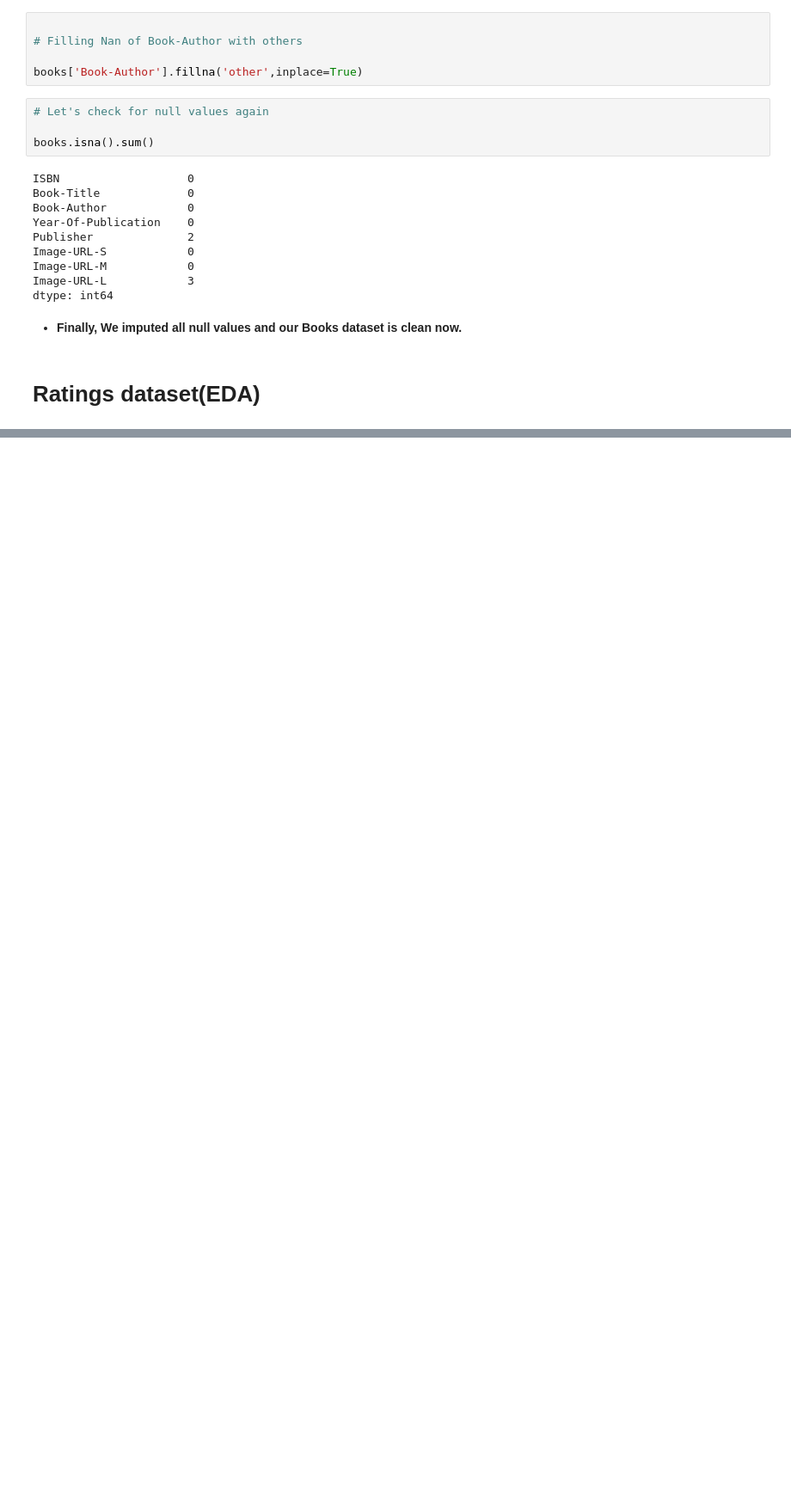
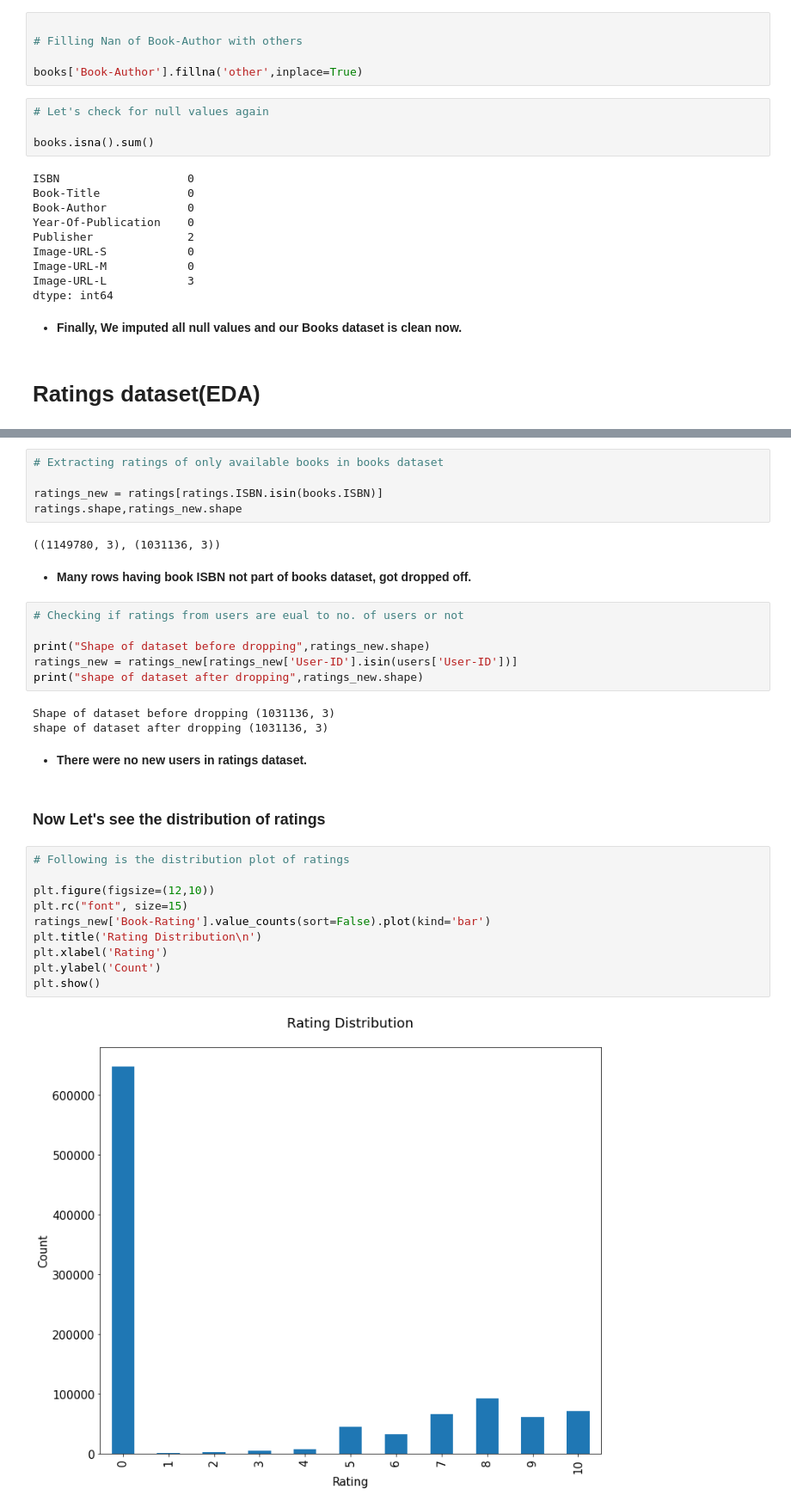
Before and after one commit to vickypandey07/Book-Recommendation-System, a Jupyter notebook: Book_Recommendation_System_Vikram_Pandey_Capstone_Project_4.ipynb, the cells around one changed output, grey strips where cells are left out. Shown: that part at 86% size. Drawn from its saved outputs; the diff is of its cells as text; blank space fills up the shorter version.

```diff
--- a/Book_Recommendation_System_Vikram_Pandey_Capstone_Project_4.ipynb
+++ b/Book_Recommendation_System_Vikram_Pandey_Capstone_Project_4.ipynb
@@ -491,0 +475,34 @@ dtype: int64
+# %%
+# Extracting ratings of only available books in books dataset
+
+ratings_new = ratings[ratings.ISBN.isin(books.ISBN)]
+ratings.shape,ratings_new.shape
+# %% [output]
+((1149780, 3), (1031136, 3))
+# %% [markdown]
+* **Many rows having book ISBN not part of books dataset, got dropped off.**
+# %%
+# Checking if ratings from users are eual to no. of users or not
+
+print("Shape of dataset before dropping",ratings_new.shape)
+ratings_new = ratings_new[ratings_new['User-ID'].isin(users['User-ID'])]
+print("shape of dataset after dropping",ratings_new.shape)
+# %% [output]
+Shape of dataset before dropping (1031136, 3)
+shape of dataset after dropping (1031136, 3)
+# %% [markdown]
+* **There were no new users in ratings dataset.**
+# %% [markdown]
+### **Now Let's see the distribution of ratings**
+# %%
+# Following is the distribution plot of ratings
+
+plt.figure(figsize=(12,10))
+plt.rc("font", size=15)
+ratings_new['Book-Rating'].value_counts(sort=False).plot(kind='bar')
+plt.title('Rating Distribution\n')
+plt.xlabel('Rating')
+plt.ylabel('Count')
+plt.show()
+# %% [output]
+[figure, added]
```
Also changed, not shown: parts of 19 cells of this notebook.
